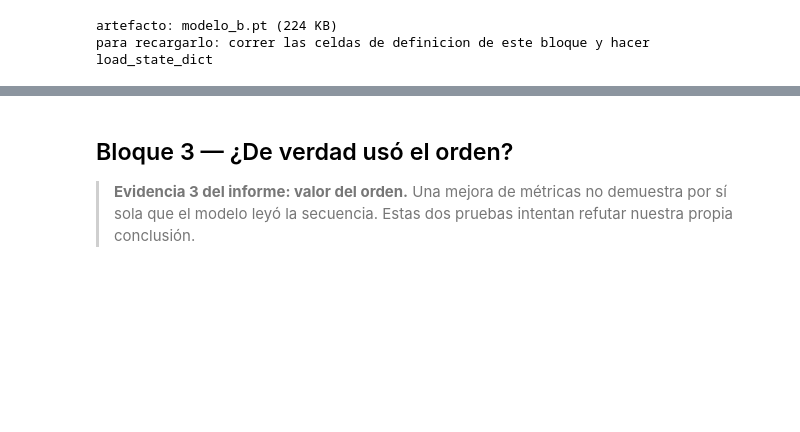
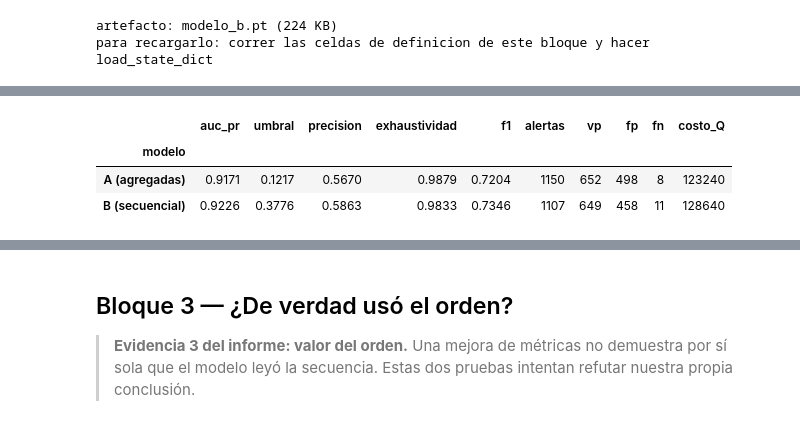
Before and after one commit to CindyGualim/DeepLearning_p1, a Jupyter notebook: proyecto1_Gualim_Ocaña.ipynb, the cells around one changed output, grey strips where cells are left out. Drawn from its saved outputs; the diff is of its cells as text; code cells hidden in the pictures; blank space fills up the shorter version.

```diff
--- a/proyecto1_Gualim_Ocaña.ipynb
+++ b/proyecto1_Gualim_Ocaña.ipynb
@@ -1417,0 +1428,9 @@ para recargarlo: correr las celdas de definicion de este bloque y hacer load_sta
+# %%
+puntajes_val = {"A (agregadas)": s_a_val, "B (secuencial)": s_b_val}
+umbrales_val = {"A (agregadas)": umbral_a, "B (secuencial)": umbral_b}
+resumen_modelos(y_val, puntajes_val, umbrales_val).round(4)
+# %% [output]
+|  | auc_pr | umbral | precision | exhaustividad | f1 | alertas | vp | fp | fn | costo_Q |
+| modelo |  |  |  |  |  |  |  |  |  |  |
+| A (agregadas) | 0.9171 | 0.1217 | 0.5670 | 0.9879 | 0.7204 | 1150 | 652 | 498 | 8 | 123240 |
+| B (secuencial) | 0.9226 | 0.3776 | 0.5863 | 0.9833 | 0.7346 | 1107 | 649 | 458 | 11 | 128640 |
```
Also changed, not shown: parts of 12 cells of this notebook.
